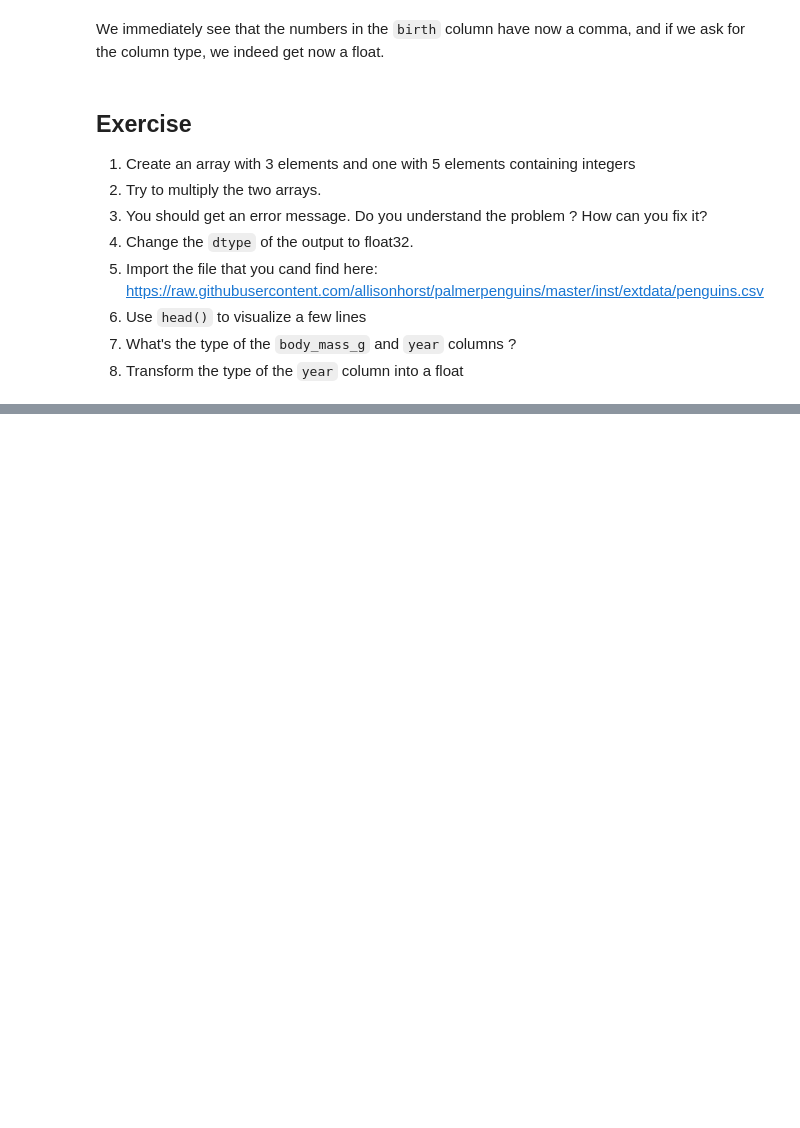
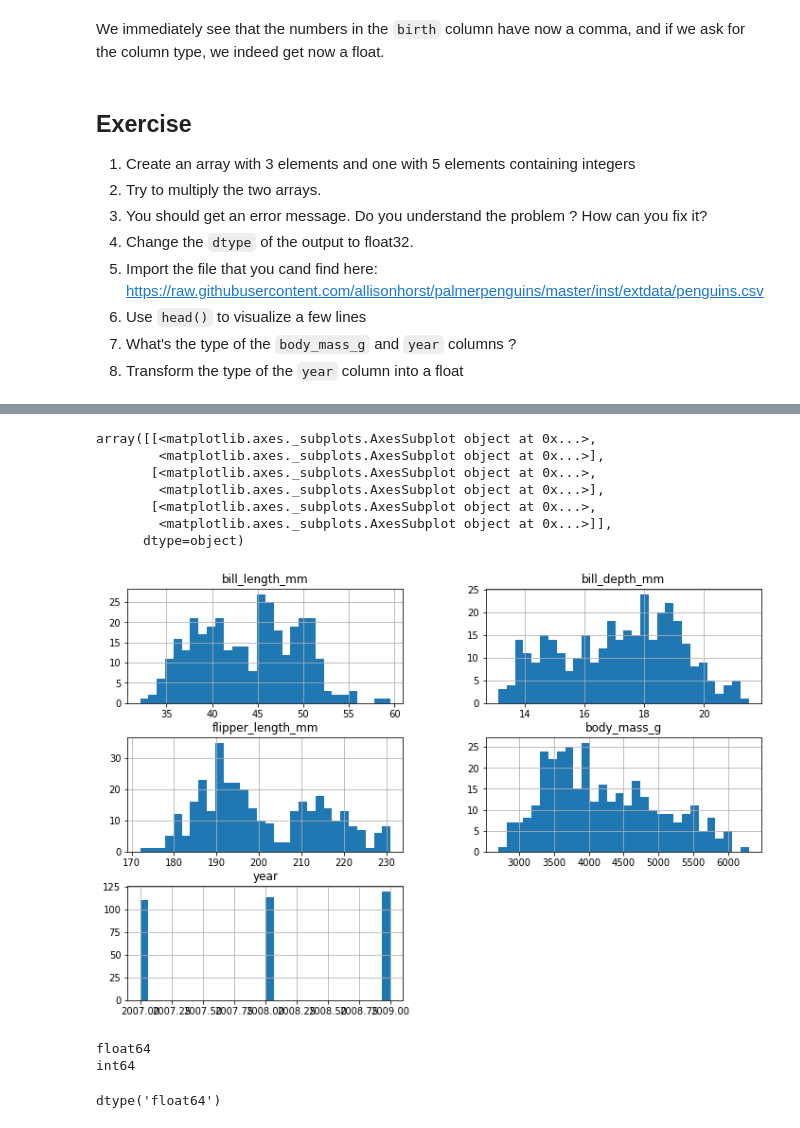
Before and after one commit to marco-finger/DSF-FS22-MarcoFinger, a Jupyter notebook: 05_Numpy_arrays.ipynb, the cells around one changed output, grey strips where cells are left out. Drawn from its saved outputs; the diff is of its cells as text; code cells hidden in the pictures; blank space fills up the shorter version.

```diff
--- a/05_Numpy_arrays.ipynb
+++ b/05_Numpy_arrays.ipynb
@@ -177,0 +208,7 @@
+# %%
+import matplotlib.pyplot as plt
+import numpy as np
+import pandas as pd
+
+url = 'https://raw.githubusercontent.com/allisonhorst/palmerpenguins/master/inst/extdata/penguins.csv'
+df = pd.read_csv(url)
@@ -177,0 +236,22 @@
+# %%
+df.hist(bins=30, figsize=(12, 8))
+# %% [output]
+array([[<matplotlib.axes._subplots.AxesSubplot object at 0x...>,
+        <matplotlib.axes._subplots.AxesSubplot object at 0x...>],
+       [<matplotlib.axes._subplots.AxesSubplot object at 0x...>,
+        <matplotlib.axes._subplots.AxesSubplot object at 0x...>],
+       [<matplotlib.axes._subplots.AxesSubplot object at 0x...>,
+        <matplotlib.axes._subplots.AxesSubplot object at 0x...>]],
+      dtype=object)
+[figure, added]
+# %%
+print(df['body_mass_g'].dtype)
+print(df['year'].dtype)
+# %% [output]
+float64
+int64
+# %%
+df['year'] = df['year'].astype(np.float64)
+df['year'].dtype
+# %% [output]
+dtype('float64')
```
Also changed, not shown: parts of 12 cells of this notebook.
